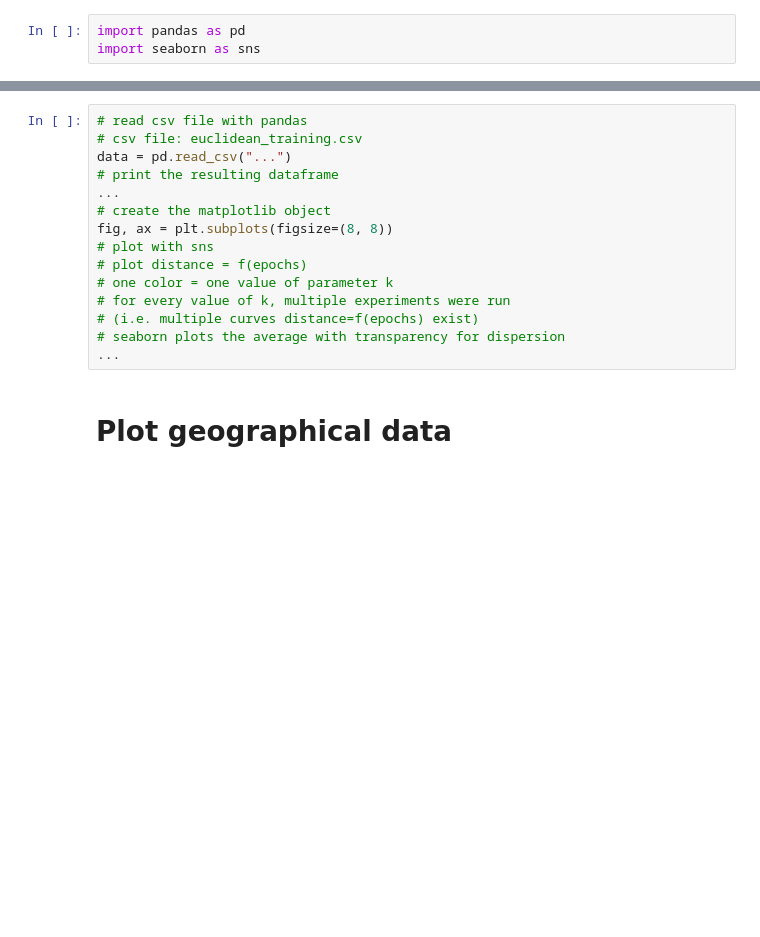
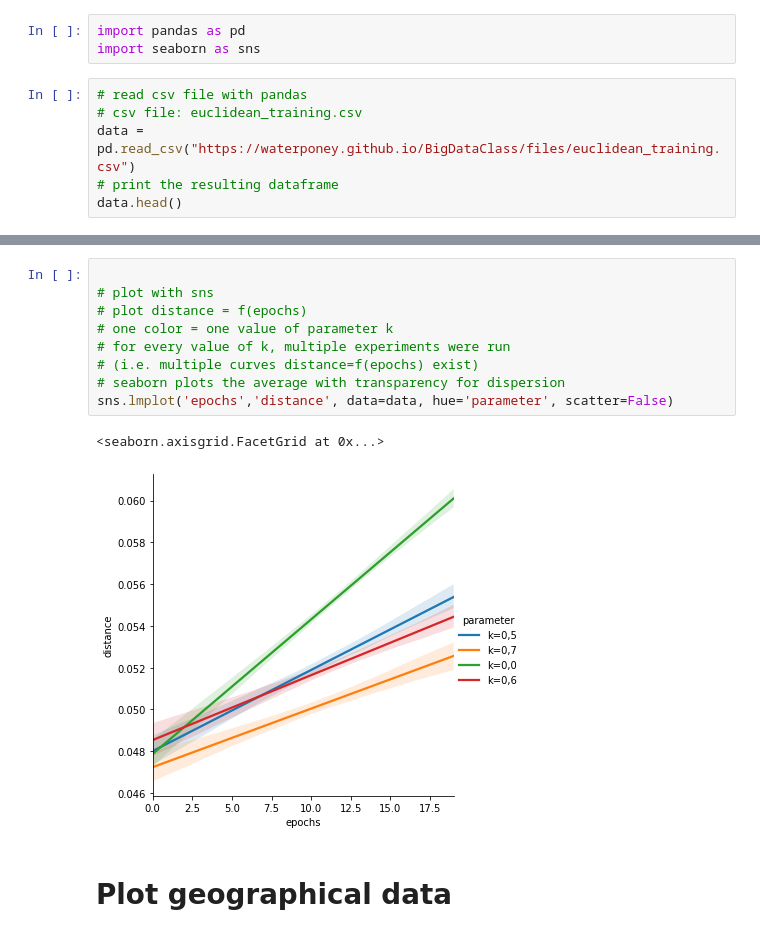
Before and after one commit to nershman/Big-Data-Class, a Jupyter notebook: visualization.ipynb, the cells around one changed output, grey strips where cells are left out. Saved outputs shown, nothing was run; the diff lists cells and outputs as text; blank space fills up the shorter version.

```diff
--- a/visualization.ipynb
+++ b/visualization.ipynb
@@ -90,3 +187,9 @@ boston = datasets.load_boston()
 # %%
 import pandas as pd
 import seaborn as sns
+# %%
+# read csv file with pandas
+# csv file: euclidean_training.csv
+data = pd.read_csv("https://waterponey.github.io/BigDataClass/files/euclidean_training.csv")
+# print the resulting dataframe
+data.head()
@@ -93,18 +203,15 @@ import seaborn as sns
 # %%
-# read csv file with pandas
-# csv file: euclidean_training.csv
-data = pd.read_csv("...")
-# print the resulting dataframe
-...
-# create the matplotlib object
-fig, ax = plt.subplots(figsize=(8, 8))
+
 # plot with sns
 # plot distance = f(epochs)
 # one color = one value of parameter k
 # for every value of k, multiple experiments were run
 # (i.e. multiple curves distance=f(epochs) exist)
 # seaborn plots the average with transparency for dispersion
-...
+sns.lmplot('epochs','distance', data=data, hue='parameter', scatter=False)
+# %% [output]
+<seaborn.axisgrid.FacetGrid at 0x...>
+[figure, added]
 # %% [markdown]
 # Plot geographical data
 # %%
```
Also changed, not shown: parts of 16 cells of this notebook.
